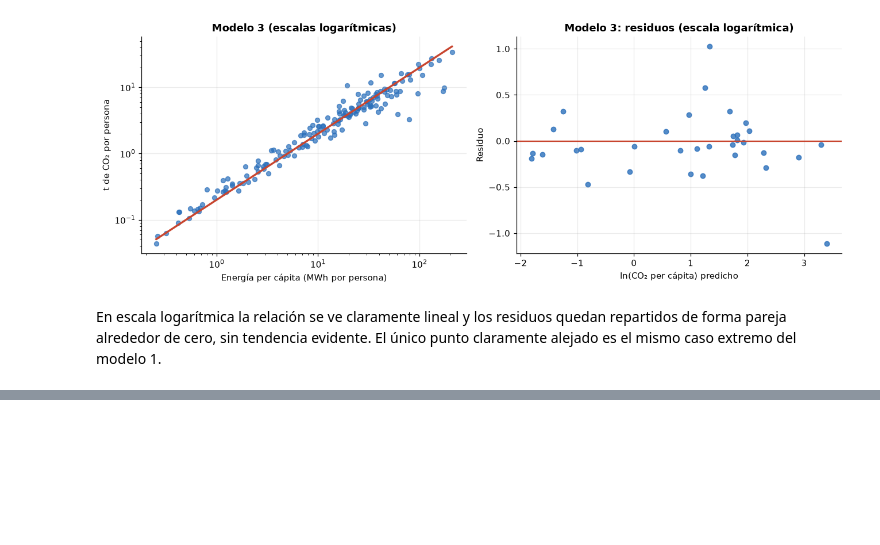
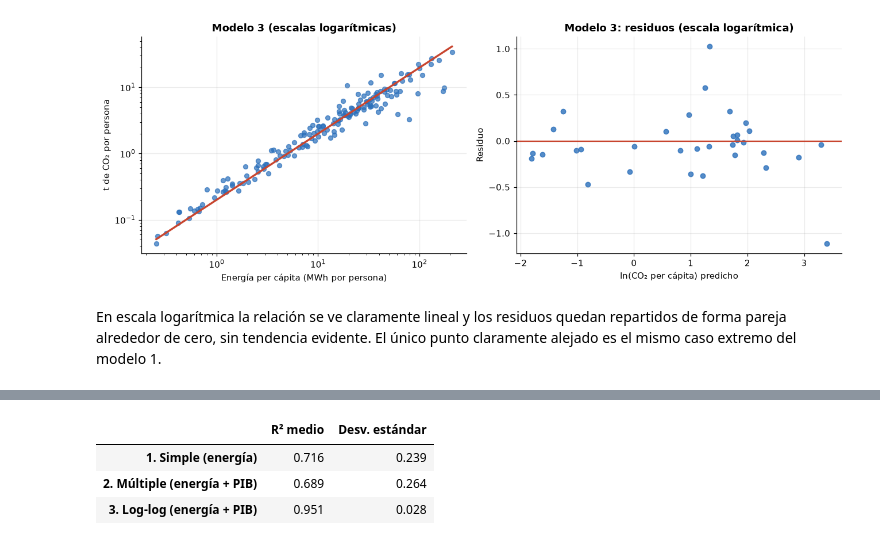
Before and after one commit to SebastianJerez18/proyecto-final-co2, a Jupyter notebook: notebooks/03_modelo_regresion.ipynb, the cells around one changed output, grey strips where cells are left out. Saved outputs shown, nothing was run; the diff lists cells and outputs as text; code cells hidden in the pictures; blank space fills up the shorter version.

```diff
--- a/notebooks/03_modelo_regresion.ipynb
+++ b/notebooks/03_modelo_regresion.ipynb
@@ -167,0 +223,14 @@ En escala logarítmica la relación se ve claramente lineal y los residuos queda
+# %%
+# Validación cruzada (5 particiones) para comprobar que el resultado no depende de la partición elegida
+cv = {
+    "1. Simple (energía)": cross_val_score(LinearRegression(), X[["energy_per_capita"]], y, cv=5, scoring="r2"),
+    "2. Múltiple (energía + PIB)": cross_val_score(LinearRegression(), X, y, cv=5, scoring="r2"),
+    "3. Log-log (energía + PIB)": cross_val_score(LinearRegression(), Xl, yl, cv=5, scoring="r2"),
+}
+cv_tabla = pd.DataFrame({k: {"R² medio": v.mean(), "Desv. estándar": v.std()} for k, v in cv.items()}).T
+cv_tabla
+# %% [output]
+|  | R² medio | Desv. estándar |
+| 1. Simple (energía) | 0.716 | 0.239 |
+| 2. Múltiple (energía + PIB) | 0.689 | 0.264 |
+| 3. Log-log (energía + PIB) | 0.951 | 0.028 |
```
Also changed, not shown: parts of 10 cells of this notebook.
